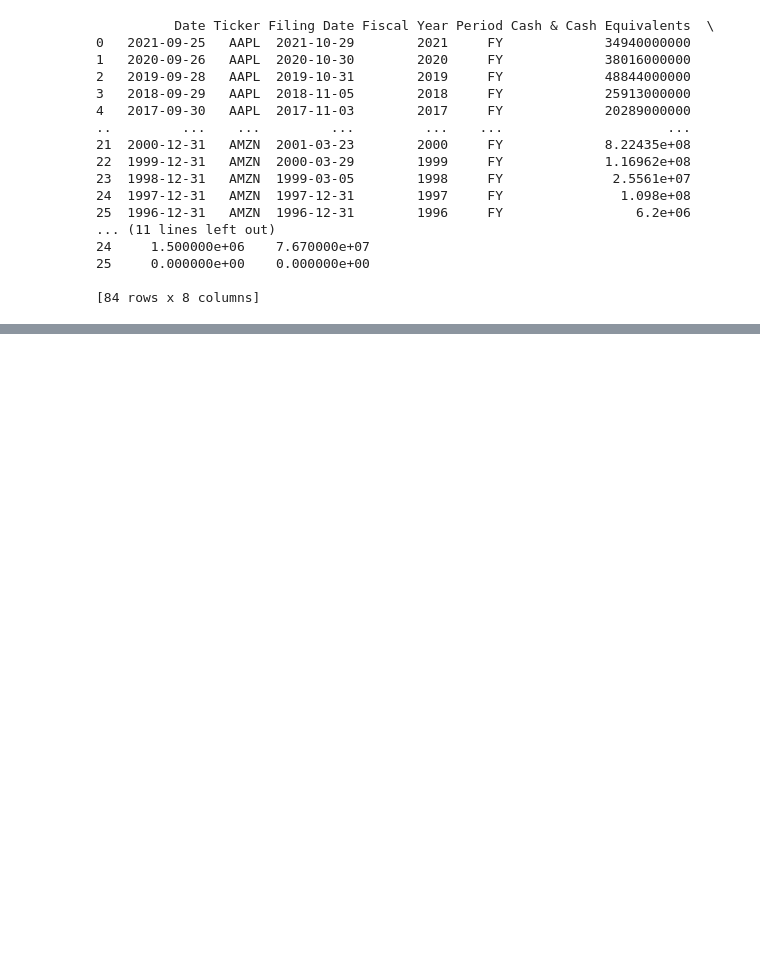
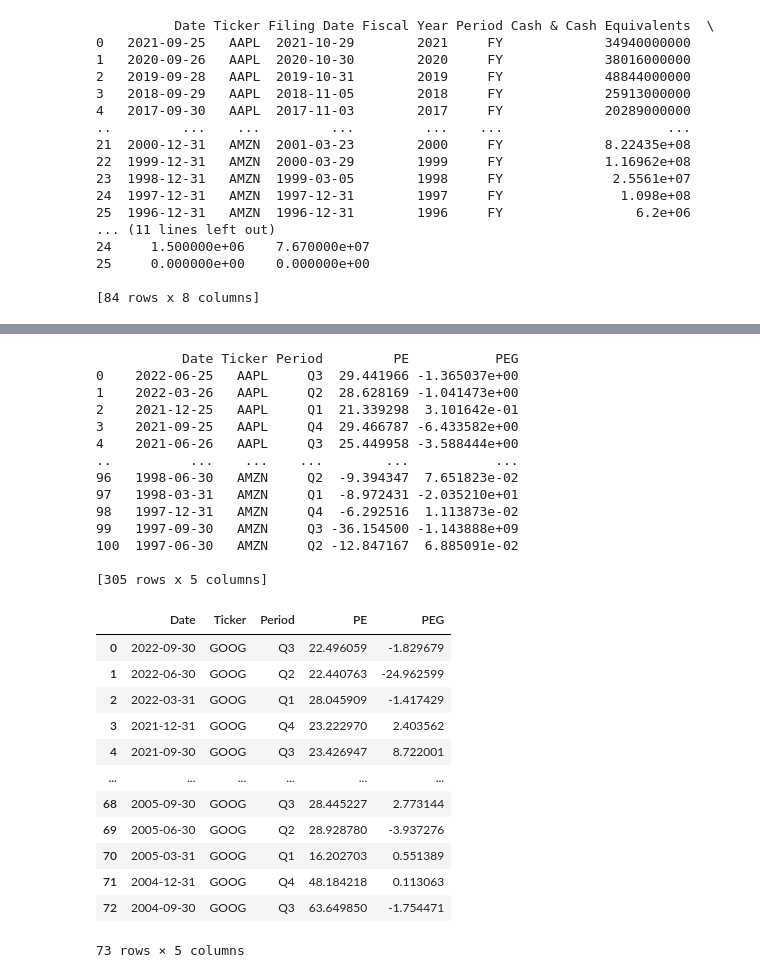
Before and after one commit to lyndsaywylie/Project-1, a Jupyter notebook: lyns.ipynb, the cells around one changed output, grey strips where cells are left out. Saved outputs shown, nothing was run; the diff lists cells and outputs as text; code cells hidden in the pictures; blank space fills up the shorter version.

Commit message:
PE and PEG ratios

```diff
--- a/lyns.ipynb
+++ b/lyns.ipynb
@@ -487,0 +424,60 @@ goog_qbs
+# %%
+tickers3 = ["AAPL", "GOOG", "AMZN"]
+
+tickers_ratios = pd.DataFrame(columns = ["date", "symbol",
+                                          "period", "priceEarningsRatio", "priceEarningsToGrowthRatio"])
+
+prep_key = "b4fe65382da39adf450a1bdfc846fd2e"
+for name in tickers3:
+    query_url = f"https://financialmodelingprep.com/api/v3/ratios/{name}?period=quarter&limit=140&apikey={prep_key}"
+    ratios_response = requests.get(query_url).json()
+    tickers_ratio_response = pd.json_normalize(ratios_response)
+    tickers_ratio_response["symbol"] = name
+    tickers_ratio_response = tickers_ratio_response[["date", "symbol",
+                                          "period", "priceEarningsRatio", "priceEarningsToGrowthRatio"]]
+    tickers_ratios= pd.concat([tickers_ratios,tickers_ratio_response])
+tickers_ratios.columns=["Date", "Ticker", "Period", "PE", "PEG"]
+#print(tickers_ratios)
+
+#Create copy that won't affect original
+ticker_ratios = tickers_ratios.copy(deep=True)
+#print(fiscal_qbs)
+
+#Create separate dataframe based on symbols
+aapl_ratios = ticker_ratios[ticker_ratios["Ticker"] == "AAPL"]
+aapl_ratios = pd.DataFrame(aapl_ratios)
+
+amzn_ratios = ticker_ratios[ticker_ratios["Ticker"] == "AMZN"]
+amzn_ratios = pd.DataFrame(amzn_ratios)
+
+goog_ratios = ticker_ratios[ticker_ratios["Ticker"] == "GOOG"]
+goog_ratios = pd.DataFrame(goog_ratios)
+goog_ratios
+# %% [output]
+           Date Ticker Period         PE           PEG
+0    2022-06-25   AAPL     Q3  29.441966 -1.365037e+00
+1    2022-03-26   AAPL     Q2  28.628169 -1.041473e+00
+2    2021-12-25   AAPL     Q1  21.339298  3.101642e-01
+3    2021-09-25   AAPL     Q4  29.466787 -6.433582e+00
+4    2021-06-26   AAPL     Q3  25.449958 -3.588444e+00
+..          ...    ...    ...        ...           ...
+96   1998-06-30   AMZN     Q2  -9.394347  7.651823e-02
+97   1998-03-31   AMZN     Q1  -8.972431 -2.035210e+01
+98   1997-12-31   AMZN     Q4  -6.292516  1.113873e-02
+99   1997-09-30   AMZN     Q3 -36.154500 -1.143888e+09
+100  1997-06-30   AMZN     Q2 -12.847167  6.885091e-02
+
+[305 rows x 5 columns]
+|  | Date | Ticker | Period | PE | PEG |
+| 0 | 2022-09-30 | GOOG | Q3 | 22.496059 | -1.829679 |
+| 1 | 2022-06-30 | GOOG | Q2 | 22.440763 | -24.962599 |
+| 2 | 2022-03-31 | GOOG | Q1 | 28.045909 | -1.417429 |
+| 3 | 2021-12-31 | GOOG | Q4 | 23.222970 | 2.403562 |
+| 4 | 2021-09-30 | GOOG | Q3 | 23.426947 | 8.722001 |
+| ... | ... | ... | ... | ... | ... |
+| 68 | 2005-09-30 | GOOG | Q3 | 28.445227 | 2.773144 |
+| 69 | 2005-06-30 | GOOG | Q2 | 28.928780 | -3.937276 |
+| 70 | 2005-03-31 | GOOG | Q1 | 16.202703 | 0.551389 |
+| 71 | 2004-12-31 | GOOG | Q4 | 48.184218 | 0.113063 |
+| 72 | 2004-09-30 | GOOG | Q3 | 63.649850 | -1.754471 |
+73 rows × 5 columns
```
Also changed, not shown: parts of 9 cells of this notebook.
